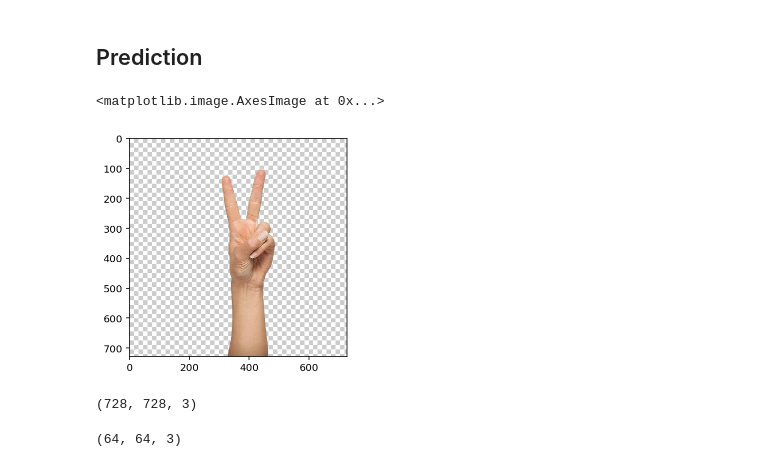
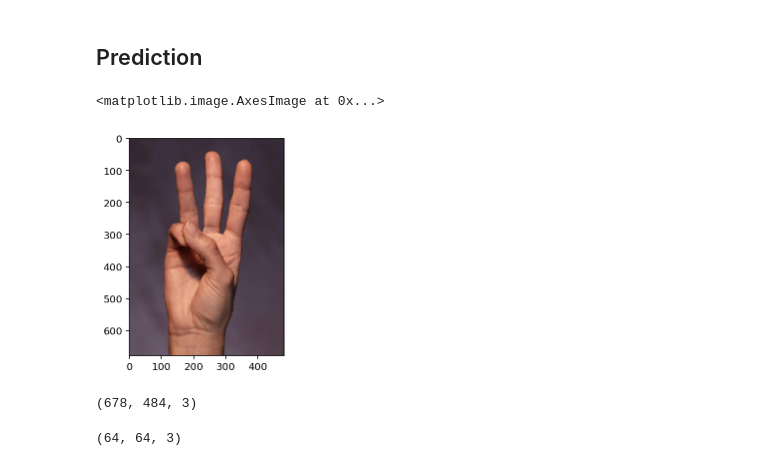
Before and after one commit to Arorazafin/ComputerVisioin-TransferLearning, a Jupyter notebook: TransferLearning.ipynb, the cells around one changed output. Saved outputs shown, nothing was run; the diff lists cells and outputs as text; code cells hidden in the pictures.

Commit message:
check with a new image to predict

```diff
--- a/TransferLearning.ipynb
+++ b/TransferLearning.ipynb
@@ -259,15 +259,15 @@ print(accuracy_test)
 # %%
 from keras.preprocessing import image
 #img = image.load_img("prev1.jpg",target_size=(224,224))
-img = image.load_img("prev1.jpg")
+img = image.load_img("prev2.jpg")
 img = np.asarray(img)
 plt.imshow(img)
 # %% [output]
 <matplotlib.image.AxesImage at 0x...>
-[figure, old version]
+[figure, new version]
 # %%
 img.shape
 # %% [output]
-(728, 728, 3)
+(678, 484, 3)
 # %%
 import cv2
```
Also changed, not shown: parts of 25 cells of this notebook.
